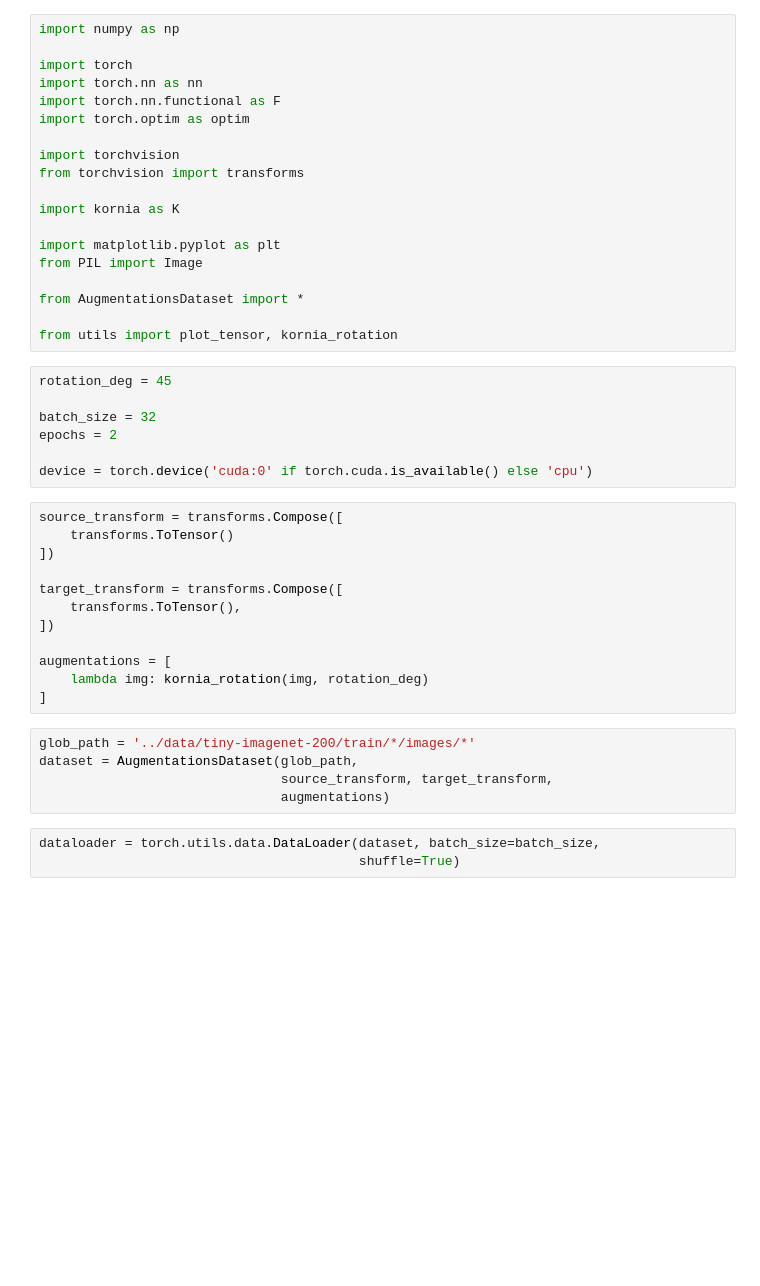
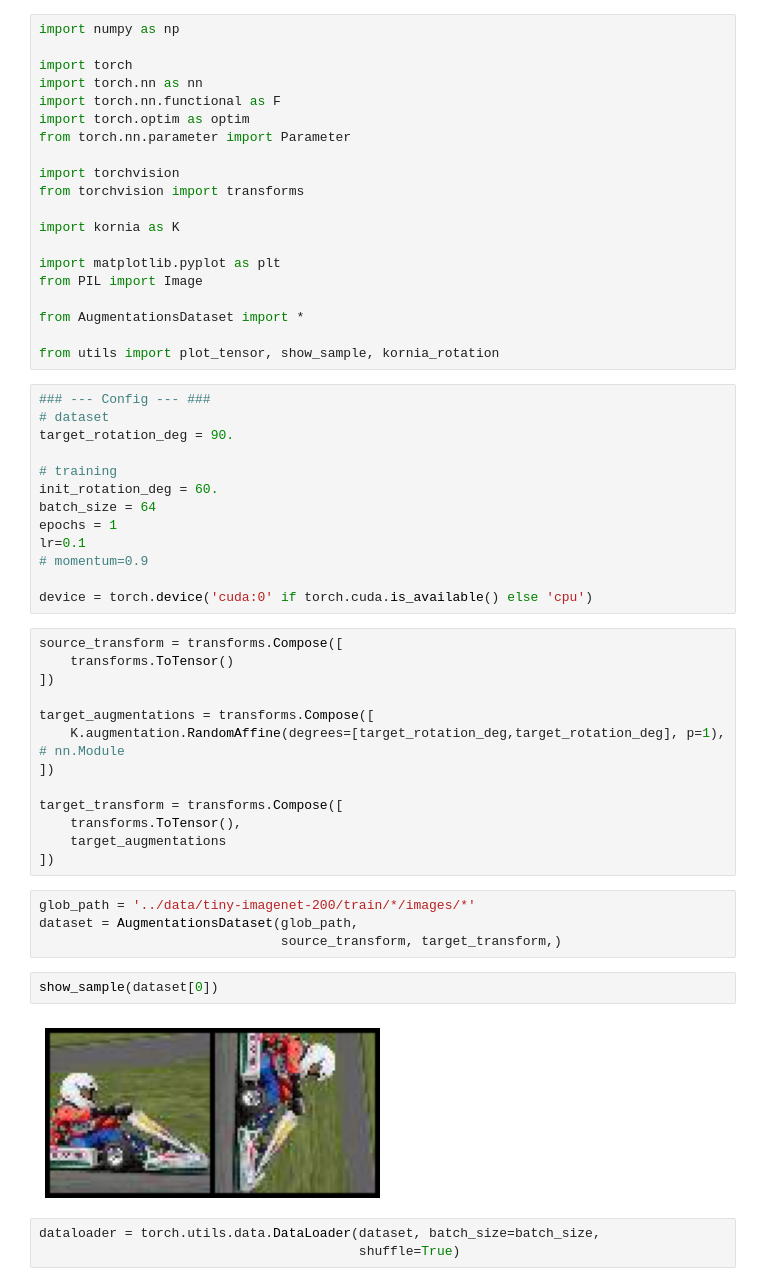
Before and after one commit to TomBekor/AugmentationsLearning, a Jupyter notebook: nb.ipynb, the cells around one changed output. Cells and saved outputs as stored; diff of their text form; blank space fills up the shorter version.

Commit message:
training working- bit conv problems

```diff
--- a/nb.ipynb
+++ b/nb.ipynb
@@ -5,6 +5,7 @@ import torch
 import torch.nn as nn
 import torch.nn.functional as F
 import torch.optim as optim
+from torch.nn.parameter import Parameter
 
 import torchvision
 from torchvision import transforms
@@ -16,12 +17,18 @@ from PIL import Image
 
 from AugmentationsDataset import *
 
-from utils import plot_tensor, kornia_rotation
+from utils import plot_tensor, show_sample, kornia_rotation
 # %%
-rotation_deg = 45
+### --- Config --- ###
+# dataset
+target_rotation_deg = 90.
 
-batch_size = 32
-epochs = 2
+# training
+init_rotation_deg = 60.
+batch_size = 64
+epochs = 1
+lr=0.1
+# momentum=0.9
 
 device = torch.device('cuda:0' if torch.cuda.is_available() else 'cpu')
 # %%
@@ -29,18 +36,22 @@ source_transform = transforms.Compose([
     transforms.ToTensor()
 ])
 
+target_augmentations = transforms.Compose([
+    K.augmentation.RandomAffine(degrees=[target_rotation_deg,target_rotation_deg], p=1), # nn.Module
+])
+
 target_transform = transforms.Compose([
     transforms.ToTensor(),
+    target_augmentations
 ])
-
-augmentations = [
-    lambda img: kornia_rotation(img, rotation_deg)
-]
 # %%
 glob_path = '../data/tiny-imagenet-200/train/*/images/*'
 dataset = AugmentationsDataset(glob_path,
-                               source_transform, target_transform,
-                               augmentations)
+                               source_transform, target_transform,)
+# %%
+show_sample(dataset[0])
+# %% [output]
+[figure, added]
 # %%
 dataloader = torch.utils.data.DataLoader(dataset, batch_size=batch_size,
                                          shuffle=True)
```
Also changed, not shown: parts of 11 cells of this notebook, 1 other file.
